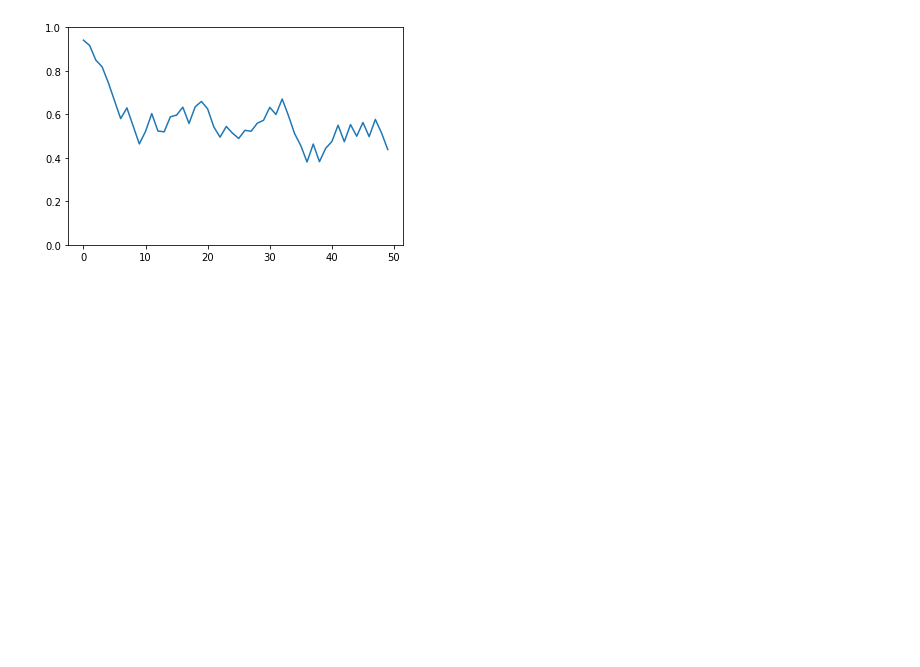
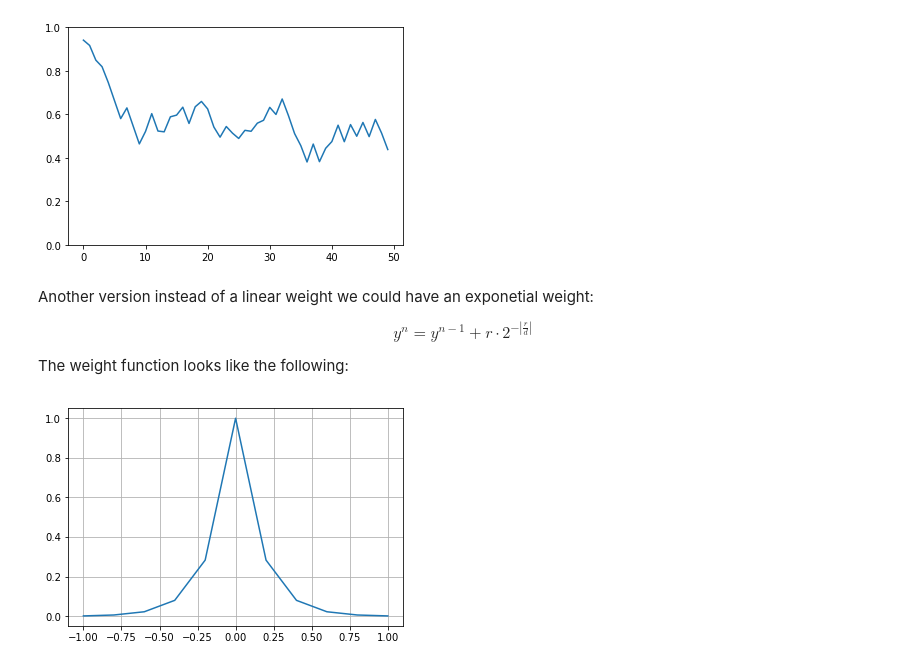
Before and after one commit to ZackAkil/robo-videographer-app, a Jupyter notebook: misc/Dampend prediction volitility.ipynb, the cells around one changed output. Cells and saved outputs as stored; diff of their text form; code cells hidden in the pictures; blank space fills up the shorter version.

```diff
--- a/misc/Dampend prediction volitility.ipynb
+++ b/misc/Dampend prediction volitility.ipynb
@@ -44,3 +60,18 @@ plt.ylim(0,1)
 plt.show()
 # %% [output]
 [figure]
+# %% [markdown]
+Another version instead of a linear weight we could have an exponetial weight:
+
+$$y^{n} = y^{n-1} + r\cdot 2^{-\left | \frac{r}{d} \right |}$$
+
+The weight function looks like the following:
+# %%
+f = lambda x:(2**(-abs(x/0.11)))
+x_input = [ (x-5)/5 for x in range(11) ]
+y = [f(x) for x in x_input]
+plt.plot(x_input, y)
+plt.grid()
+plt.show()
+# %% [output]
+[figure, added]
```
Also changed, not shown: parts of 6 cells of this notebook.
